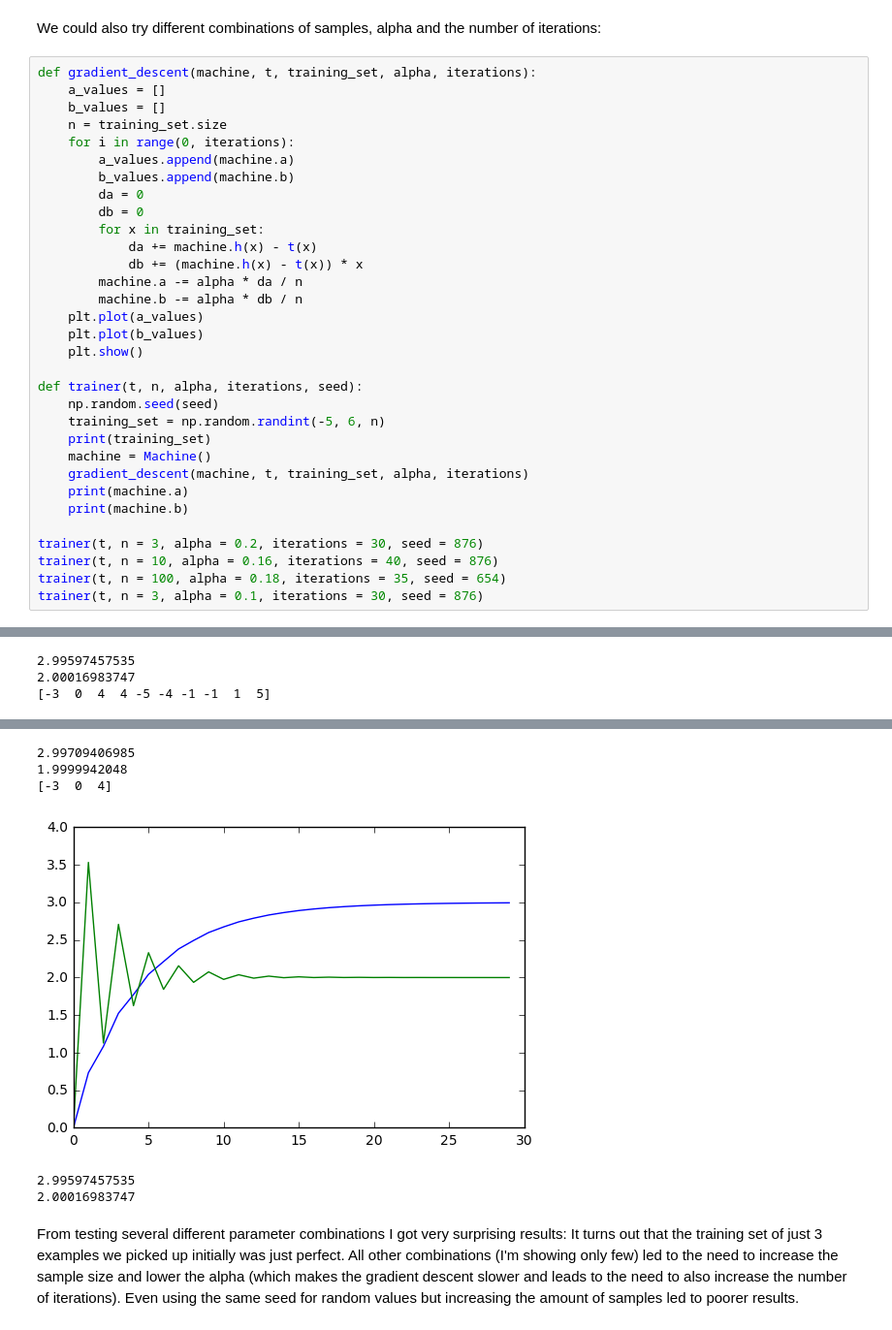
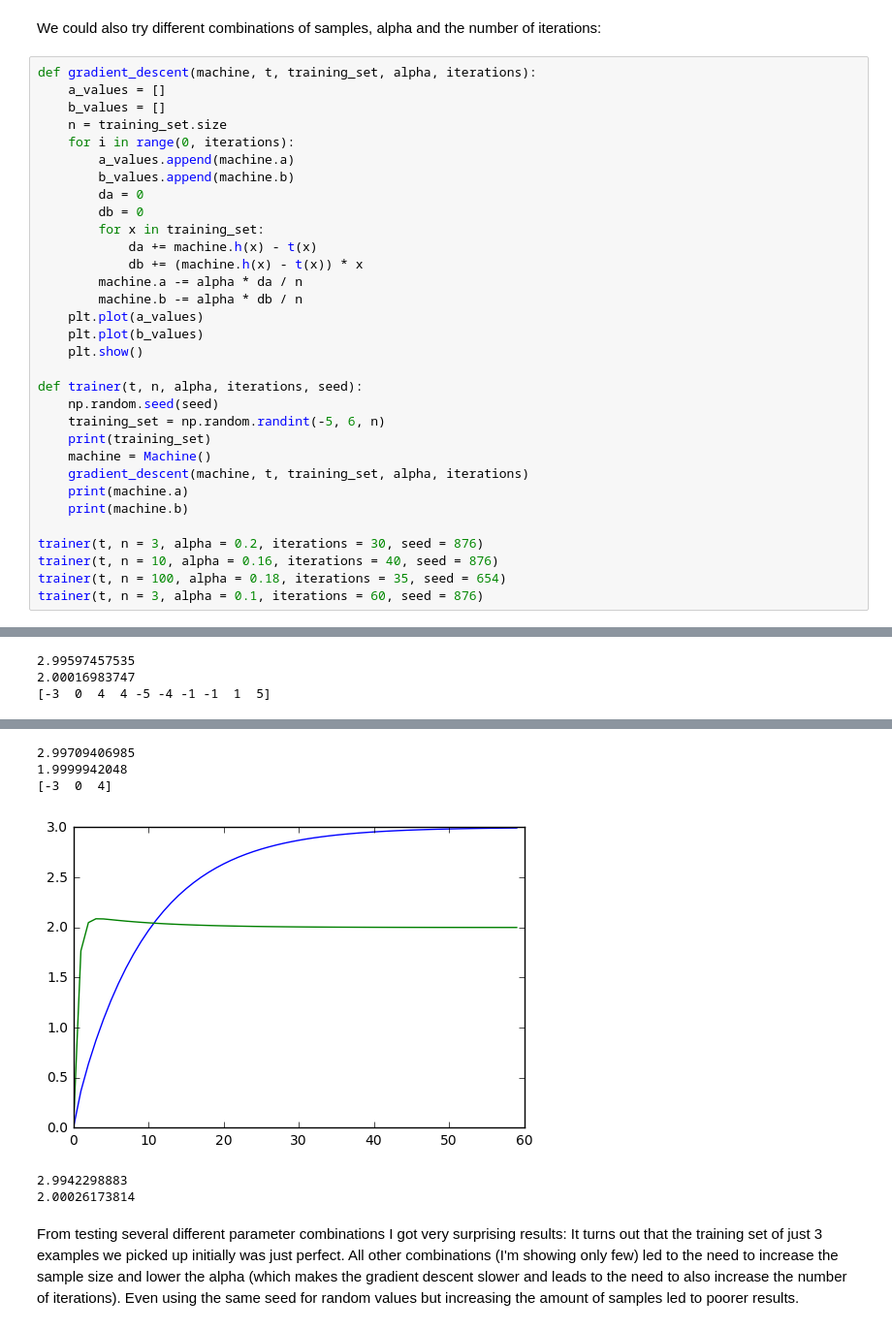
Before and after one commit to jarmop/learning, a Jupyter notebook: machine-learning.ipynb, the cells around one changed output, grey strips where cells are left out. Shown at 97% size. Saved outputs shown, nothing was run; the diff lists cells and outputs as text.

```diff
--- a/machine-learning.ipynb
+++ b/machine-learning.ipynb
@@ -411,36 +411,36 @@ def gradient_descent(machine, t, training_set, alpha, iterations):
 
 def trainer(t, n, alpha, iterations, seed):
     np.random.seed(seed)
     training_set = np.random.randint(-5, 6, n)
     print(training_set)
     machine = Machine()
     gradient_descent(machine, t, training_set, alpha, iterations)
     print(machine.a)
     print(machine.b)
 
 trainer(t, n = 3, alpha = 0.2, iterations = 30, seed = 876)
 trainer(t, n = 10, alpha = 0.16, iterations = 40, seed = 876)
 trainer(t, n = 100, alpha = 0.18, iterations = 35, seed = 654)
-trainer(t, n = 3, alpha = 0.1, iterations = 30, seed = 876)
+trainer(t, n = 3, alpha = 0.1, iterations = 60, seed = 876)
 # %% [output]
 [-3  0  4]
 [figure]
 2.99597457535
 2.00016983747
 [-3  0  4  4 -5 -4 -1 -1  1  5]
 [figure]
 2.99719267497
 1.99996583561
 [ 3 -5 -3  1  0 -4  5  0 -3 -1 -5 -5 -2 -4  5  4 -3  0  5 -5  1 -2  0 -4  2
  -1 -2 -4 -2 -5  0  5  2  5 -1 -3 -4 -3  4 -1 -4 -2 -3  3  3  1 -2 -5  3  2
   0  0 -3  5  3  1  0  5  3 -5  1  3  2 -2 -1 -4  0 -1 -2  3 -3  2  2  1 -1
   5  0  0  5  0  4  4  1  3  3  1 -4  2  0  0 -5  4  1  2 -4  2  5 -4 -2 -3]
 [figure]
 2.99709406985
 1.9999942048
 [-3  0  4]
-[figure, old version]
+[figure, new version]
-2.99597457535
-2.00016983747
+2.9942298883
+2.00026173814
 # %% [markdown]
 From testing several different parameter combinations I got very surprising results: It turns out that the training set of just 3 examples we picked up initially was just perfect. All other combinations (I'm showing only few) led to the need to increase the sample size and lower the alpha (which makes the gradient descent slower and leads to the need to also increase the number of iterations). Even using the same seed for random values but increasing the amount of samples led to poorer results.
```
Also changed, not shown: 1 other file.
